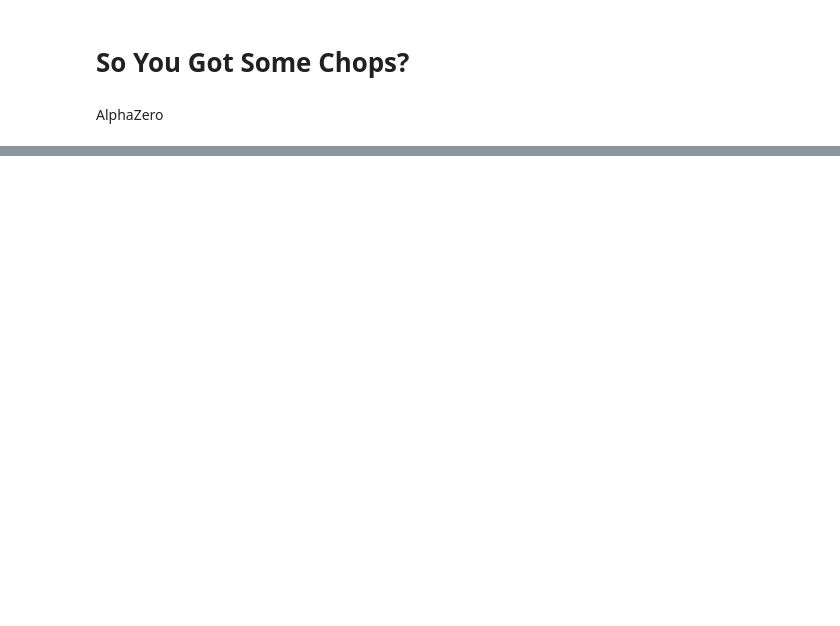
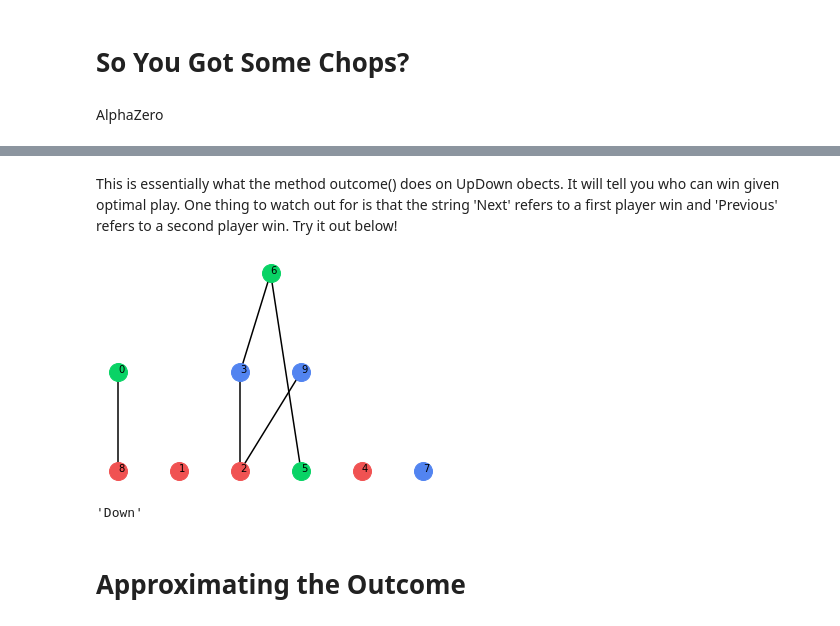
Before and after one commit to Upset-Downset/UpsetDownset, a Jupyter notebook: intro_to_upset_downset.ipynb, the cells around one changed output, grey strips where cells are left out. Drawn from its saved outputs; the diff is of its cells as text; code cells hidden in the pictures; blank space fills up the shorter version.

Commit message:
added stuff about outcomes

```diff
--- a/intro_to_upset_downset.ipynb
+++ b/intro_to_upset_downset.ipynb
@@ -131,0 +167,13 @@ AlphaZero
+# %% [markdown]
+This is essentially what the method outcome() does on UpDown obects. It will tell you who can win given optimal play. One thing to watch out for is that the string 'Next' refers to a first player win and 'Previous' refers to a second player win. Try it out below!
+# %%
+n = 10 #try smaller n if you want to work the outcomes out by hand.
+       #Beware, increasing n might lead to outcome() running very slowly.
+G = RandomGame(n, RGB = np.random.choice([True, False]))
+G.plot()
+G.outcome()
+# %% [output]
+[figure, added]
+'Down'
+# %% [markdown]
+# Approximating the Outcome
```
Also changed, not shown: parts of 18 cells of this notebook.
